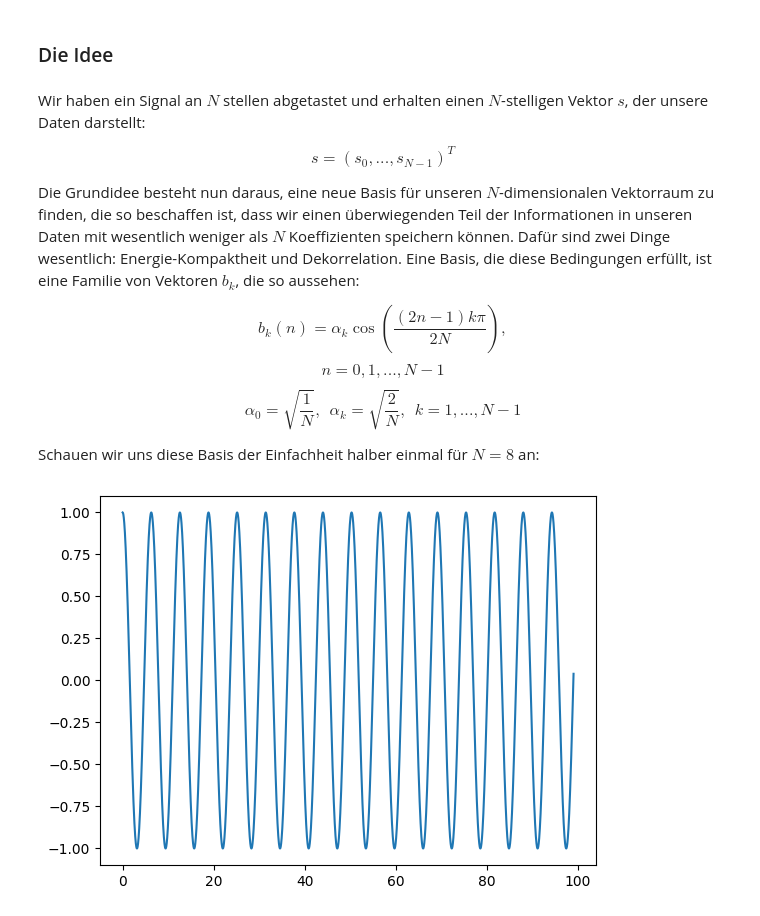
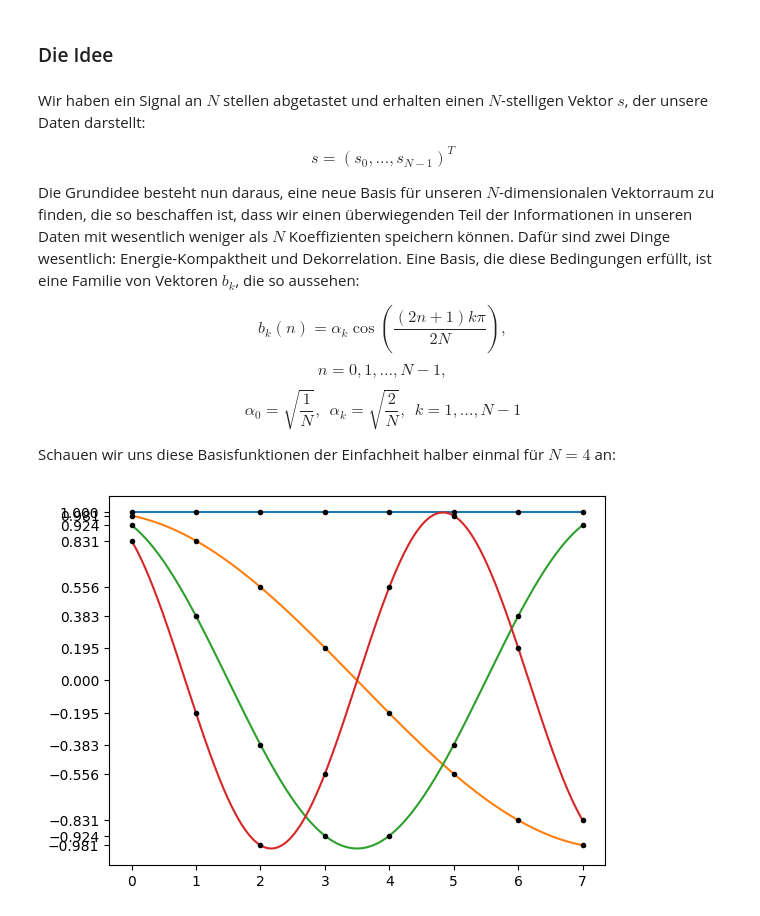
Before and after one commit to LeonardoDiCodeo/dct, a Jupyter notebook: DCT.ipynb, the cells around one changed output. Drawn from its saved outputs; the diff is of its cells as text; code cells hidden in the pictures.

```diff
--- a/DCT.ipynb
+++ b/DCT.ipynb
@@ -12,24 +12,39 @@ $$
 Die Grundidee besteht nun daraus, eine neue Basis für unseren $N$-dimensionalen Vektorraum zu finden, die so beschaffen ist, dass wir einen überwiegenden Teil der Informationen in unseren Daten mit wesentlich weniger als $N$ Koeffizienten speichern können. Dafür sind zwei Dinge wesentlich: Energie-Kompaktheit und Dekorrelation. Eine Basis, die diese Bedingungen erfüllt, ist eine Familie von Vektoren $b_k$, die so aussehen:
 
 $$
- b_k(n) = \alpha_k \cos \left( \dfrac{(2n-1)k\pi}{2N} \right),
+ b_k(n) = \alpha_k \cos \left( \dfrac{(2n+1)k\pi}{2N} \right),
 $$
 $$
- n=0, 1, ..., N-1
+ n=0, 1, ..., N-1,
 $$
 $$
 \alpha_0 = \sqrt{\dfrac{1}{N}},\ \ \alpha_k = \sqrt{\dfrac{2}{N}},\ \ k=1,..., N-1
 $$
 
-Schauen wir uns diese Basis der Einfachheit halber einmal für $N=8$ an:
+Schauen wir uns diese Basisfunktionen der Einfachheit halber einmal für $N=4$ an:
 # %%
 import numpy as np
 import matplotlib.pyplot as plt
+
+
+def plotbasefunctions(n, k):
+    fig, ax = plt.subplots()
+    x = np.linspace(0,n-1,1000)
+    x_marker = np.linspace(0,n-1,n)
+    ax.set_xticks(x_marker)
+    y_ticks = np.array([0])
+    for i in range(k):
+        y = np.cos((2*x+1)*np.pi*i / (2*n))
+        y_marker = np.cos((2*x_marker+1)*np.pi*i / (2*n)).round(3)
+        ax.plot(x,y)
+        ax.plot(x_marker, y_marker, '.', color='k')
+        y_ticks= np.append(y_ticks, y_marker)
+    y_ticks = set(y_ticks)
+    y_ticks = list(y_ticks)
+    ax.set_yticks(y_ticks)
+    plt.savefig('base8func.svg')
+    plt.show()
+
+plotbasefunctions(8,4)
+# %% [output]
+[figure, added]
-# %%
-fig, ax = plt.subplots()
-x = np.linspace(0,99, 10000)
-y = np.cos(x)
-ax.plot(x,y)
-plt.show()
-# %% [output]
-[figure, removed]
```
Also changed, not shown: parts of 6 cells of this notebook, 3 other files.
